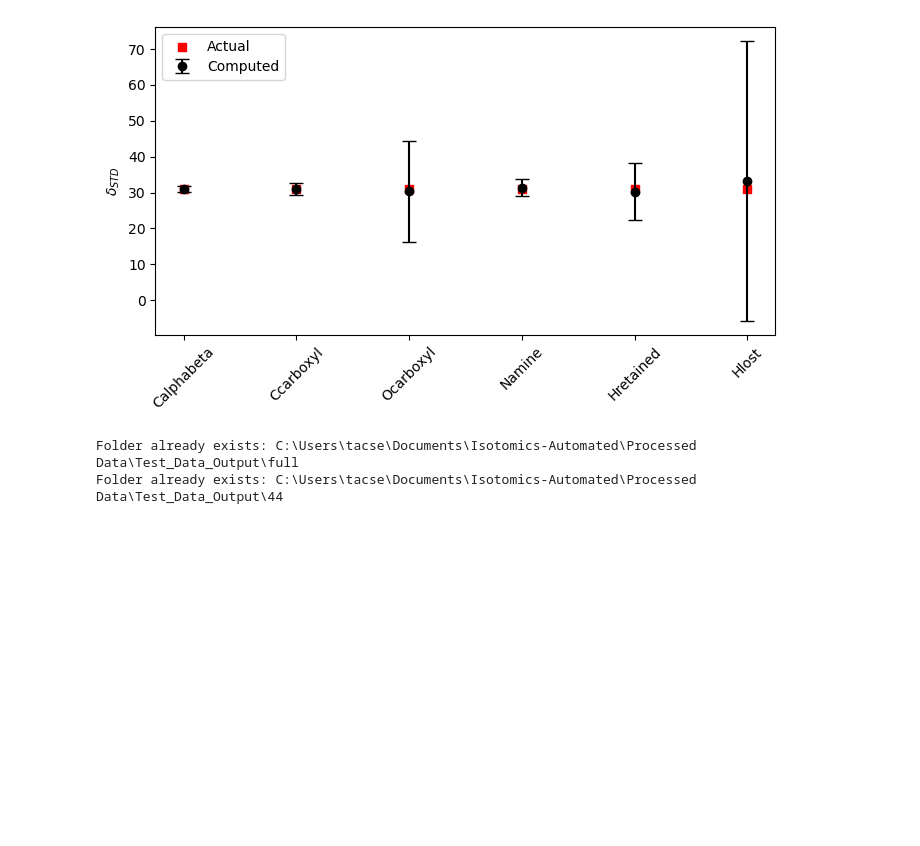
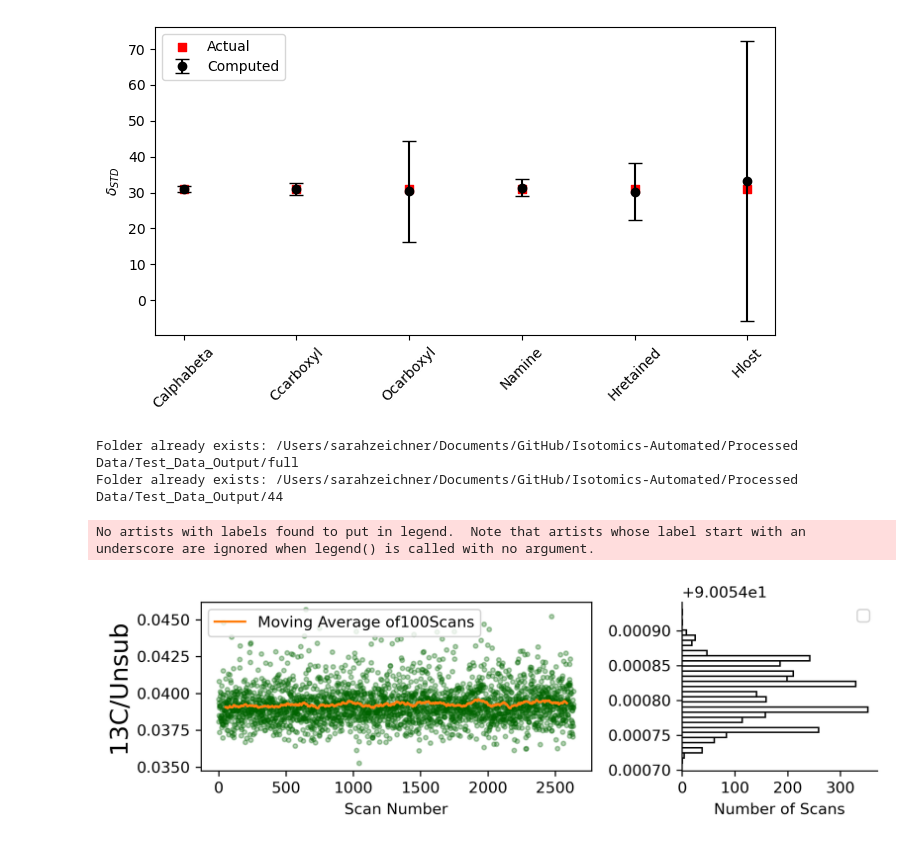
Before and after one commit to Csernica/Isotomics-Automated, a Jupyter notebook: alanine Example Script.ipynb, the cells around one changed output. Cells and saved outputs as stored; diff of their text form; code cells hidden in the pictures; blank space fills up the shorter version.

```diff
--- a/alanine Example Script.ipynb
+++ b/alanine Example Script.ipynb
@@ -67,23 +75,21 @@ STANDARD_DELTA_VALS = [-20.19,-27.7,-62.47,0,0,0,0,0] #initiate array with value
 # %%
-#CREATE FOLDERS FOR DATA PROCESSING
-#set variables related to where data will be output to
-OUTPUT_FOLDER_NAME = 'Test_Data_Output' #name your folder that you want all your data to go into (e.g., the name of your experiment)
-PROCESSED_DATA_SUBFOLDER_NAME = 'Processed Data'
-FILE_EXTENSION = '.isox' #set the extension to be whatever format your files are in. currently, the code handles .isox files
-OUTPUT_TO_CSV = True
-CSV_OUTPUT_PATH = 'all_data_output.csv'
-
 #generate nested folders to put your data into
 fragmentDictionary = initializedMolecule['fragmentationDictionary']
 new_folder_path = os.path.join(cwd, PROCESSED_DATA_SUBFOLDER_NAME, OUTPUT_FOLDER_NAME)
 folderNames, parent_folder = organizeData.create_nested_folders(fragment_dict=fragmentDictionary.keys(), parent_folder=new_folder_path)
 # %% [output]
-Folder already exists: C:\Users\tacse\Documents\Isotomics-Automated\Processed Data\Test_Data_Output\full
-Folder already exists: C:\Users\tacse\Documents\Isotomics-Automated\Processed Data\Test_Data_Output\44
+Folder already exists: /Users/sarahzeichner/Documents/GitHub/Isotomics-Automated/Processed Data/Test_Data_Output/full
+Folder already exists: /Users/sarahzeichner/Documents/GitHub/Isotomics-Automated/Processed Data/Test_Data_Output/44
 # %%
 #PROCESS DATA FROM FOLDER PATHS
 fragmentFolderPaths = organizeData.get_subfolder_paths(parent_folder)
-rtnMeans = dA.processIndividualAndAverageIsotopeRatios(fragmentFolderPaths, cwd, outputToCSV=True, csvOutputPath = CSV_OUTPUT_PATH, file_extension = FILE_EXTENSION, processed_data_subfolder=PROCESSED_DATA_SUBFOLDER_NAME, aquisition_length = ACQUISITION_LENGTH)
+rtnMeans, rtnMergedDict = dA.processIndividualAndAverageIsotopeRatios(fragmentFolderPaths, cwd, outputToCSV=True, csvOutputPath = CSV_OUTPUT_PATH, file_extension = FILE_EXTENSION, processed_data_subfolder=PROCESSED_DATA_SUBFOLDER_NAME, aquisition_length = ACQUISITION_LENGTH)
+# %%
+FILEPATH_TO_SCREEN = '/Users/sarahzeichner/Documents/GitHub/Isotomics-Automated/Processed Data/Test_Data_Output/full_molecular_average/Std/20230404_Alanine_MA_Wide.isox'
+dataScreen.visualizeTICVersusTime(fileName=FILEPATH_TO_SCREEN, mergedDict=rtnMergedDict, targetRatio='13C/Unsub',scan_averaging_number = 50)
+# %% [output]
+No artists with labels found to put in legend.  Note that artists whose label start with an underscore are ignored when legend() is called with no argument.
+[figure, added]
 # %%
 import re
 import numpy as np
```
Also changed, not shown: parts of 3 cells of this notebook, 2 other files.
